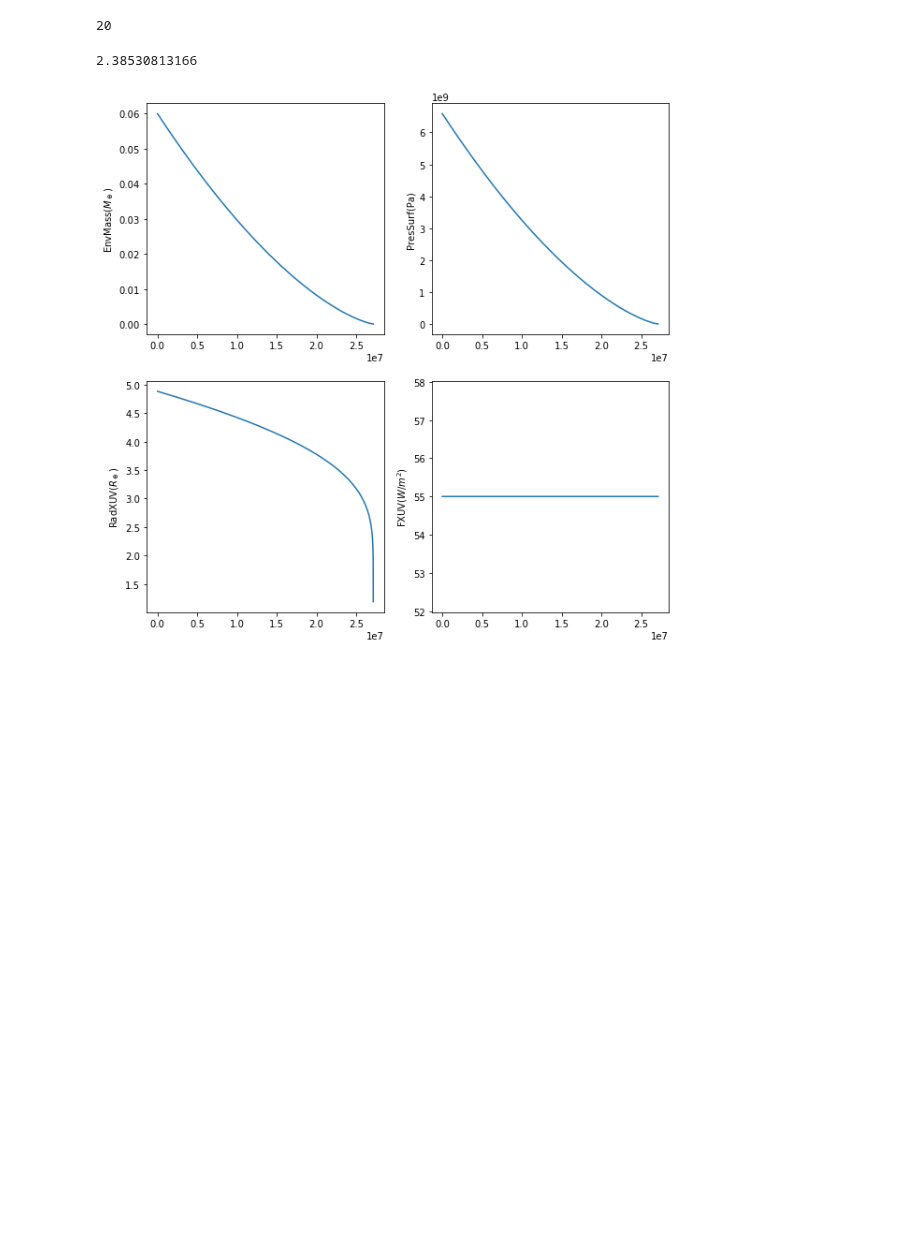
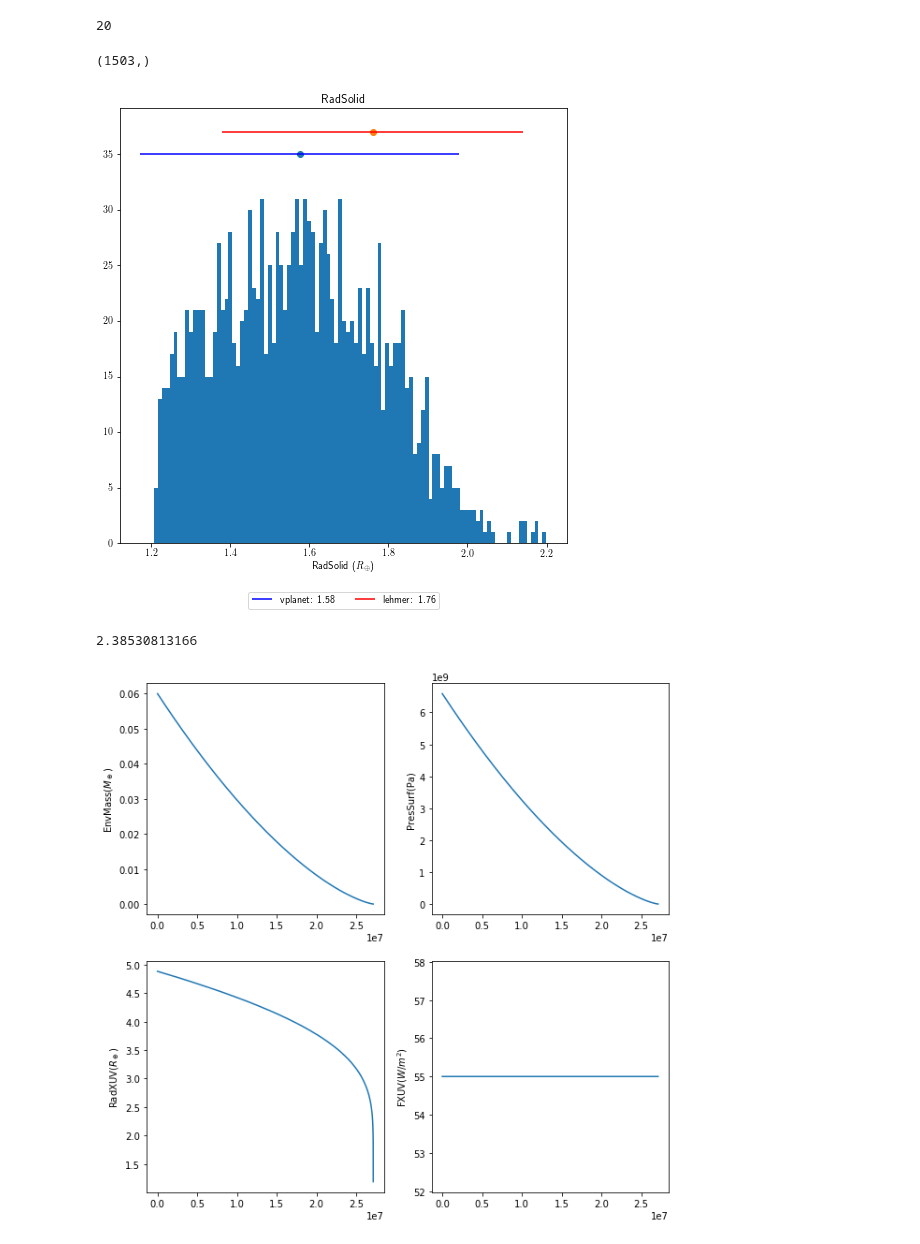
Before and after one commit to dm1681/Merging_Perts, a Jupyter notebook: Research/Merging_Perts/lehmer_reprod.ipynb, the cells around one changed output. Drawn from its saved outputs; the diff is of its cells as text; code cells hidden in the pictures; blank space fills up the shorter version.

```diff
--- a/Research/Merging_Perts/lehmer_reprod.ipynb
+++ b/Research/Merging_Perts/lehmer_reprod.ipynb
@@ -220,7 +225,7 @@ def getEnvMass(comp_runs_dir, folder_num):
 
 
 
-comp_runs_dir = './lehmer_reprod/'
+comp_runs_dir = './lehmer_reprod_raddist/'
 
 n = 10000
 i = 0
@@ -234,31 +239,35 @@ while i <= n-1:
     i+=1
 # %%
 RadSolid_atmgone.shape
+# %% [output]
+(1503,)
 # %%
 def plotRadHist(RadList,title):
     fig,ax = plt.subplots(1,)
-    fig.set_size_inches(6,6)
+    fig.set_size_inches(8,8)
 
     mean = np.mean(RadList)
     std = np.std(RadList)
     pos_2sig = mean + 2*std
     neg_2sig = mean - 2*std
 
     lehm_mean = 1.76
     lehm_pos2sig = lehm_mean + 0.38
     lehm_neg2sig = lehm_mean - 0.38
 
     plt.rc('text', usetex=True)
-    ax.hist(RadList,bins=102)
+    ax.hist(RadList,bins=100)
     ax.set(xlabel='RadSolid ($R_\oplus$)', title=title)
-    ax.scatter(mean, 120)
-    ax.scatter(lehm_mean, 124)
-    ax.hlines(120,neg_2sig, pos_2sig, color='blue', label='vplanet: %0.2f'%mean)
-    ax.hlines(124,lehm_neg2sig, lehm_pos2sig, color='red', label='lehmer: %0.2f'%lehm_mean)
+    ax.scatter(mean, 35)
+    ax.scatter(lehm_mean, 37)
+    ax.hlines(35,neg_2sig, pos_2sig, color='blue', label='vplanet: %0.2f'%mean)
+    ax.hlines(37,lehm_neg2sig, lehm_pos2sig, color='red', label='lehmer: %0.2f'%lehm_mean)
     ax.legend(loc='upper center', bbox_to_anchor=(0.5, -0.1),
           fancybox=True, ncol=2)
     fig.savefig('RadSolidHist.png')
 plotRadHist(RadSolid_atmgone, 'RadSolid')
+# %% [output]
+[figure, added]
 # %%
 comp_runs_dir = './lehmer_reprod/'
 def FourPanelPlot(comp_runs_dir, folder_num):
```
Also changed, not shown: parts of 6 cells of this notebook, 3 other files.
